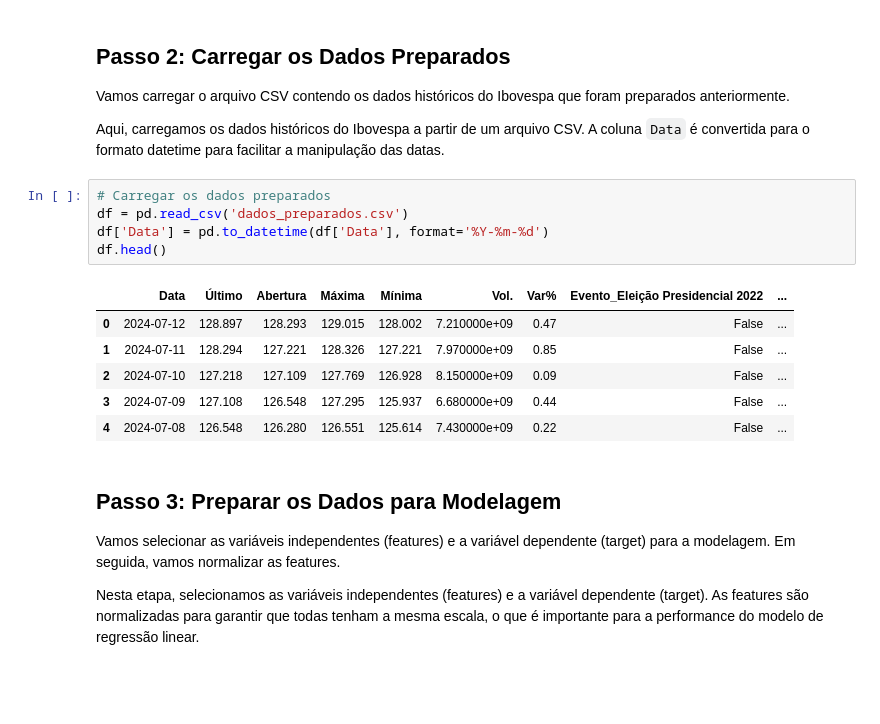
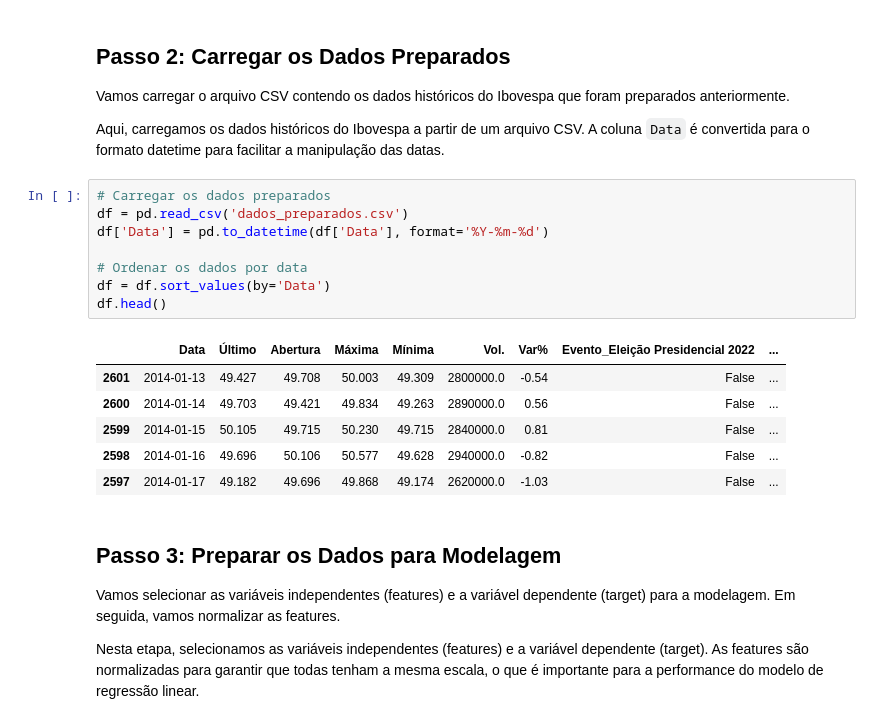
Before and after one commit to mariogodoy90/fase-2-ml-tech-challenge, a Jupyter notebook: modelo_preditivo.ipynb, the cells around one changed output. Saved outputs shown, nothing was run; the diff lists cells and outputs as text; blank space fills up the shorter version.

```diff
--- a/modelo_preditivo.ipynb
+++ b/modelo_preditivo.ipynb
@@ -23,15 +23,18 @@ Aqui, carregamos os dados históricos do Ibovespa a partir de um arquivo CSV. A
 # %%
 # Carregar os dados preparados
 df = pd.read_csv('dados_preparados.csv')
 df['Data'] = pd.to_datetime(df['Data'], format='%Y-%m-%d')
+
+# Ordenar os dados por data
+df = df.sort_values(by='Data')
 df.head()
 # %% [output]
 |  | Data | Último | Abertura | Máxima | Mínima | Vol. | Var% | Evento_Eleição Presidencial 2022 | ... |
-| 0 | 2024-07-12 | 128.897 | 128.293 | 129.015 | 128.002 | 7.210000e+09 | 0.47 | False | ... |
-| 1 | 2024-07-11 | 128.294 | 127.221 | 128.326 | 127.221 | 7.970000e+09 | 0.85 | False | ... |
-| 2 | 2024-07-10 | 127.218 | 127.109 | 127.769 | 126.928 | 8.150000e+09 | 0.09 | False | ... |
-| 3 | 2024-07-09 | 127.108 | 126.548 | 127.295 | 125.937 | 6.680000e+09 | 0.44 | False | ... |
-| 4 | 2024-07-08 | 126.548 | 126.280 | 126.551 | 125.614 | 7.430000e+09 | 0.22 | False | ... |
+| 2601 | 2014-01-13 | 49.427 | 49.708 | 50.003 | 49.309 | 2800000.0 | -0.54 | False | ... |
+| 2600 | 2014-01-14 | 49.703 | 49.421 | 49.834 | 49.263 | 2890000.0 | 0.56 | False | ... |
+| 2599 | 2014-01-15 | 50.105 | 49.715 | 50.230 | 49.715 | 2840000.0 | 0.81 | False | ... |
+| 2598 | 2014-01-16 | 49.696 | 50.106 | 50.577 | 49.628 | 2940000.0 | -0.82 | False | ... |
+| 2597 | 2014-01-17 | 49.182 | 49.696 | 49.868 | 49.174 | 2620000.0 | -1.03 | False | ... |
 # %% [markdown]
 ## Passo 3: Preparar os Dados para Modelagem
 
```
Also changed, not shown: parts of 3 cells of this notebook, 3 other files.
